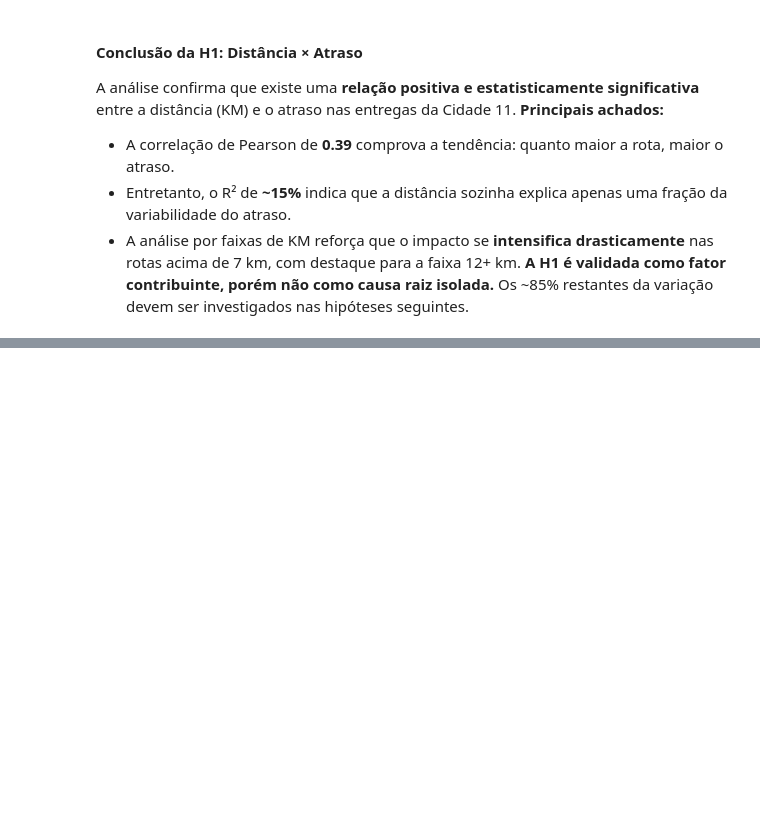
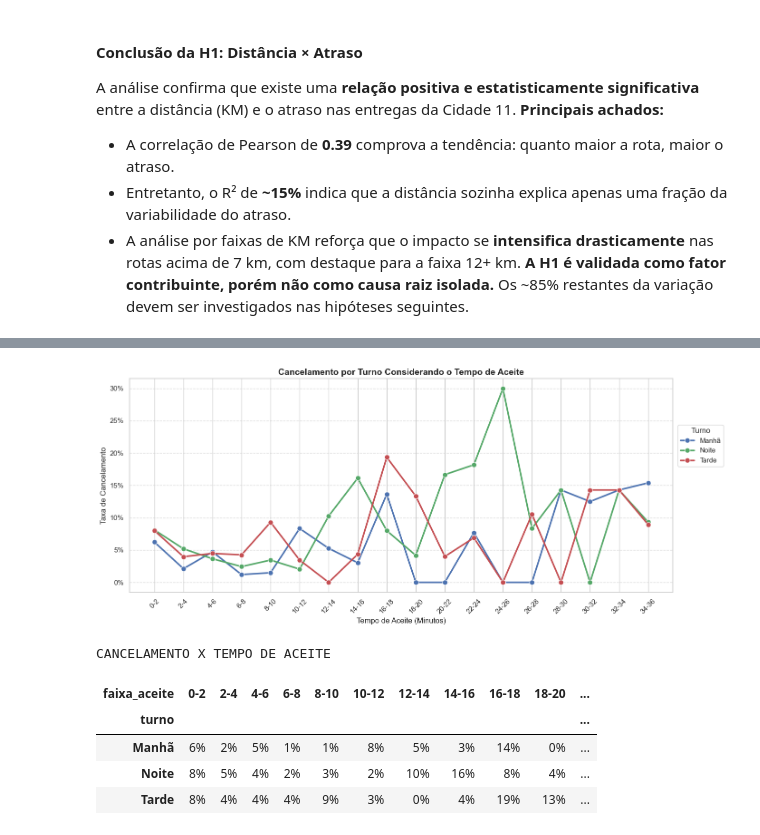
Before and after one commit to jaimejrs/delivery_analytics, a Jupyter notebook: notebooks/03_modelagem_hipoteses.ipynb, the cells around one changed output, grey strips where cells are left out. Cells and saved outputs as stored; diff of their text form; code cells hidden in the pictures; blank space fills up the shorter version.

Commit message:
feat: adiciona Hipóteses e Análises

```diff
--- a/notebooks/03_modelagem_hipoteses.ipynb
+++ b/notebooks/03_modelagem_hipoteses.ipynb
@@ -12,8 +12,7 @@ from pathlib import Path
 
 sns.set_theme(style="whitegrid")
 # %%
-processed_path = Path("../data/processed/05_BASE_TRATADA_PYTHON.csv")
-df = pd.read_csv(processed_path)
+df = pd.read_csv("../data/processed/base_tratada.csv")
 df['data'] = pd.to_datetime(df['data'])
 df['mes'] = df['data'].dt.strftime('%Y-%m')
 
@@ -111,0 +150,62 @@ Os ~85% restantes da variação devem ser investigados nas hipóteses seguintes.
+# %%
+# --- ANÁLISE SEGMENTADA POR FAIXA DE ACEITE ---
+
+# 1. Feature Engineering: Criando as janelas de 2 em 2 minutos (de 0 a 36 min)
+bins_aceite = list(range(0, 38, 2))
+labels_aceite = [f"{i}-{i+2}" for i in range(0, 36, 2)]
+
+# right=False garante que o intervalo seja [0, 2), [2, 4)
+df_escopo['faixa_aceite'] = pd.cut(df_escopo['tempo_aceite_min'], bins=bins_aceite, labels=labels_aceite, right=False)
+
+# 2. Criando a Pivot Table
+pivot_aceite = df_escopo.pivot_table(
+    index='turno',
+    columns='faixa_aceite',
+    values='cancelada_flag',
+    aggfunc='mean',
+    observed=False
+).fillna(0) # Preenchendo buracos sem dados com 0%
+
+# Adicionando a coluna de Média Geral do Turno (MÉDIAS)
+pivot_aceite['MÉDIAS'] = df_escopo.groupby('turno')['cancelada_flag'].mean()
+
+# 3. Plotando o Gráfico de Linhas
+plt.figure(figsize=(14, 6))
+
+df_plot = df_escopo.groupby(['faixa_aceite', 'turno'], observed=False)['cancelada_flag'].mean().reset_index()
+
+sns.lineplot(
+    data=df_plot,
+    x='faixa_aceite',
+    y='cancelada_flag',
+    hue='turno',
+    marker='o',
+    linewidth=2.5,
+    markersize=8,
+    palette=['#4C72B0', '#55A868', '#C44E52']
+)
+
+plt.title('Cancelamento por Turno Considerando o Tempo de Aceite', fontsize=14, fontweight='bold')
+plt.xlabel('Tempo de Aceite (Minutos)', fontsize=12)
+plt.ylabel('Taxa de Cancelamento', fontsize=12)
+plt.gca().yaxis.set_major_formatter(plt.FuncFormatter(lambda y, _: '{:.0%}'.format(y)))
+plt.xticks(rotation=45)
+plt.legend(title='Turno', loc='upper right', bbox_to_anchor=(1.1, 0.8))
+plt.grid(axis='y', linestyle='--', alpha=0.7)
+plt.tight_layout()
+plt.show()
+
+pivot_formatada = pivot_aceite.copy()
+for col in pivot_formatada.columns:
+    pivot_formatada[col] = (pivot_formatada[col] * 100).round(0).astype(int).astype(str) + '%'
+
+print("\nCANCELAMENTO X TEMPO DE ACEITE")
+display(pivot_formatada)
+# %% [output]
+[figure, added]
+CANCELAMENTO X TEMPO DE ACEITE
+| faixa_aceite | 0-2 | 2-4 | 4-6 | 6-8 | 8-10 | 10-12 | 12-14 | 14-16 | 16-18 | 18-20 | ... |
+| turno |  |  |  |  |  |  |  |  |  |  | ... |
+| Manhã | 6% | 2% | 5% | 1% | 1% | 8% | 5% | 3% | 14% | 0% | ... |
+| Noite | 8% | 5% | 4% | 2% | 3% | 2% | 10% | 16% | 8% | 4% | ... |
+| Tarde | 8% | 4% | 4% | 4% | 9% | 3% | 0% | 4% | 19% | 13% | ... |
```
Also changed, not shown: parts of 24 cells of this notebook, 3 other files.
